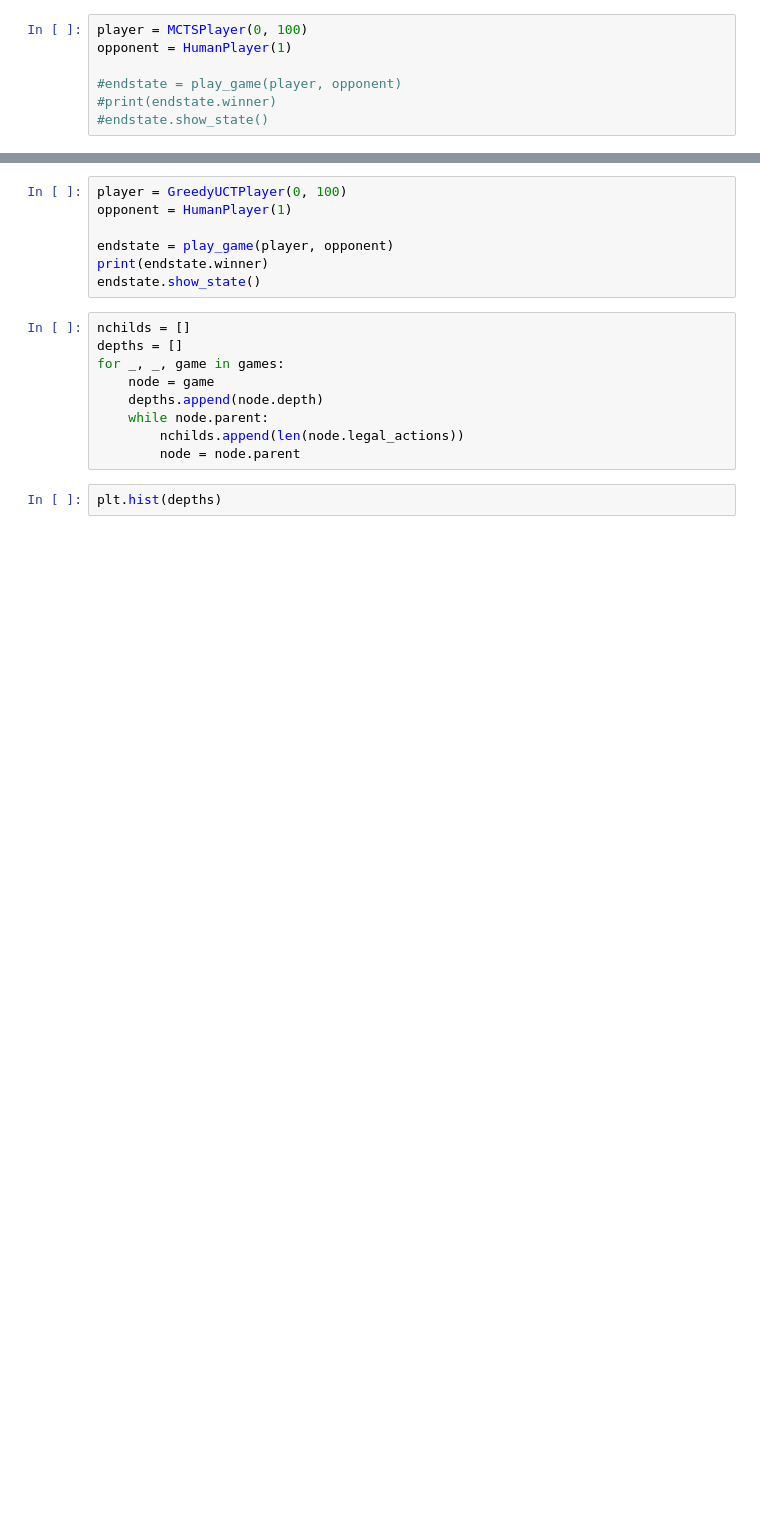
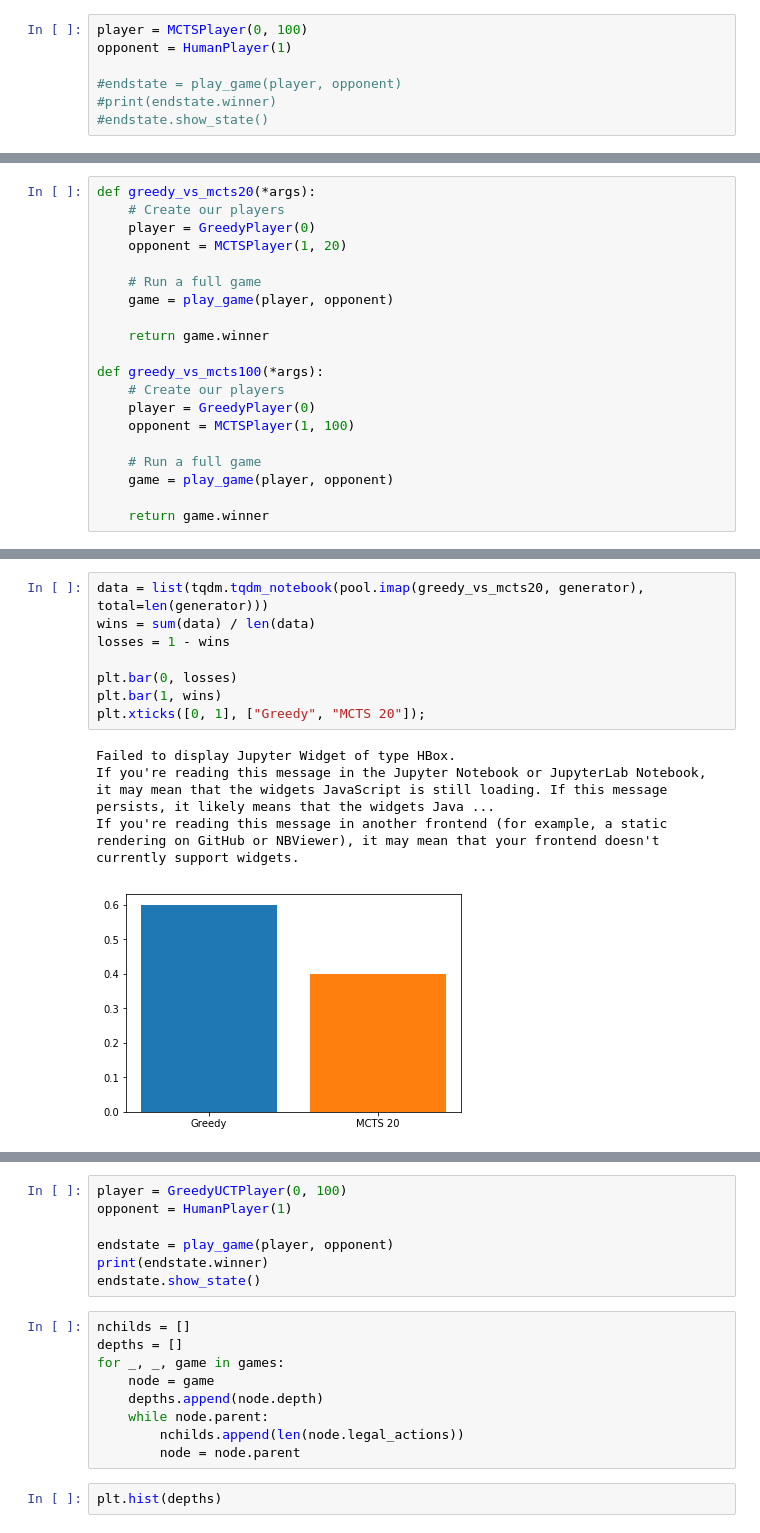
Before and after one commit to C4ptainCrunch/thesis, a Jupyter notebook: source/compare.ipynb, the cells around one changed output, grey strips where cells are left out. Cells and saved outputs as stored; diff of their text form; blank space fills up the shorter version.

```diff
--- a/source/compare.ipynb
+++ b/source/compare.ipynb
@@ -31,0 +55,20 @@ opponent = HumanPlayer(1)
+# %%
+def greedy_vs_mcts20(*args):
+    # Create our players
+    player = GreedyPlayer(0)
+    opponent = MCTSPlayer(1, 20)
+
+    # Run a full game
+    game = play_game(player, opponent)
+
+    return game.winner
+
+def greedy_vs_mcts100(*args):
+    # Create our players
+    player = GreedyPlayer(0)
+    opponent = MCTSPlayer(1, 100)
+
+    # Run a full game
+    game = play_game(player, opponent)
+
+    return game.winner
@@ -31,0 +143,13 @@ opponent = HumanPlayer(1)
+# %%
+data = list(tqdm.tqdm_notebook(pool.imap(greedy_vs_mcts20, generator), total=len(generator)))
+wins = sum(data) / len(data)
+losses = 1 - wins
+
+plt.bar(0, losses)
+plt.bar(1, wins)
+plt.xticks([0, 1], ["Greedy", "MCTS 20"]);
+# %% [output]
+Failed to display Jupyter Widget of type HBox.
+If you're reading this message in the Jupyter Notebook or JupyterLab Notebook, it may mean that the widgets JavaScript is still loading. If this message persists, it likely means that the widgets Java ...
+If you're reading this message in another frontend (for example, a static rendering on GitHub or NBViewer), it may mean that your frontend doesn't currently support widgets.
+[figure, added]
```
Also changed, not shown: parts of 19 cells of this notebook, 3 other files.
